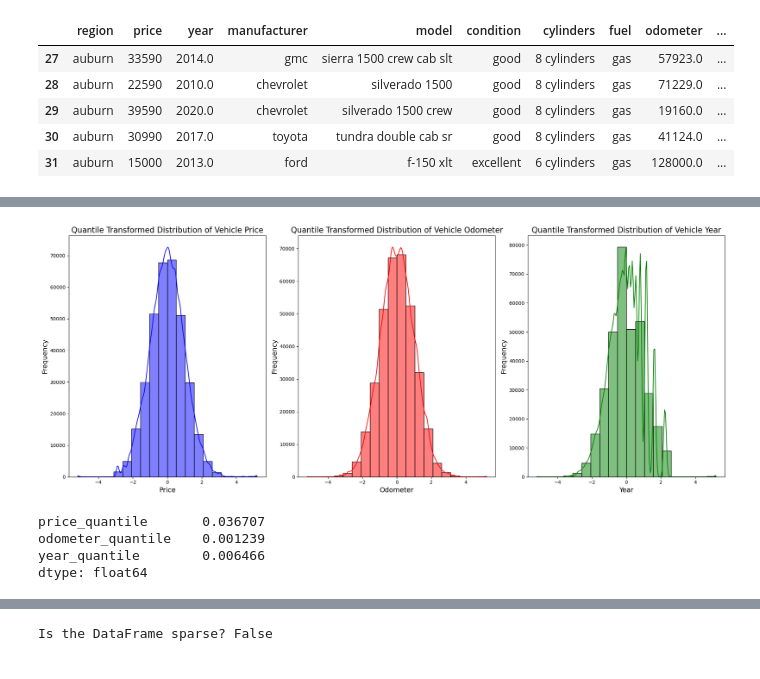
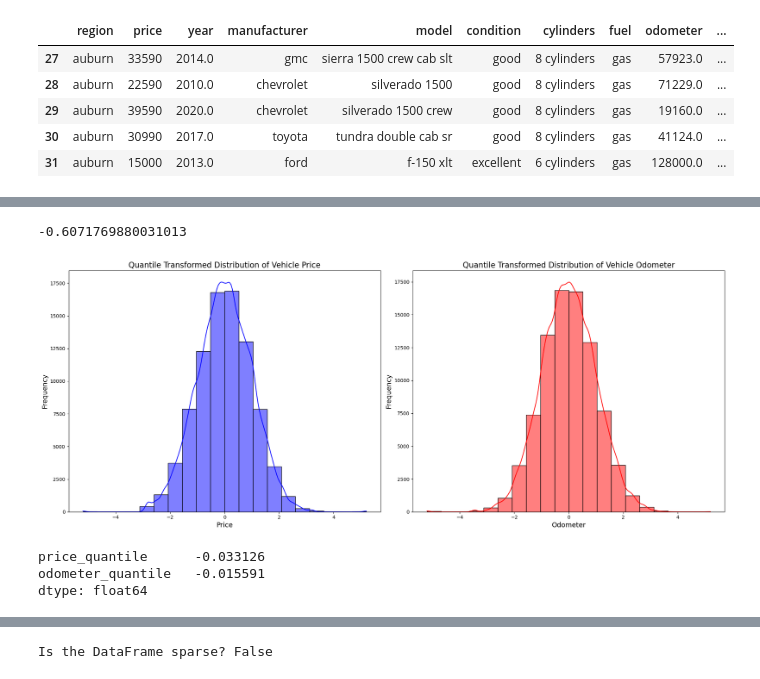
Before and after one commit to kkharel/PriceofaCar, a Jupyter notebook: notebook.ipynb, the cells around one changed output, grey strips where cells are left out. Saved outputs shown, nothing was run; the diff lists cells and outputs as text; code cells hidden in the pictures.

```diff
--- a/notebook.ipynb
+++ b/notebook.ipynb
@@ -409 +464,4 @@ year       -3.368514
 dtype: float64
+# %%
+#  We do not see much data before 2000. We will remove the records that are below year 1990
+data = data[data['year'] >= 2000]
@@ -410,46 +479,50 @@ dtype: float64
+# %%
+skewness = skew(data.year)
+skewness
+# %% [output]
+-0.6071769880031013
 # %%
 # Initialize the QuantileTransformer
 
 quantile_transformer = QuantileTransformer(output_distribution = 'normal', random_state = 42) # can either be normal or uniform
 
 # Apply quantile transformation
 
 data['price_quantile'] = quantile_transformer.fit_transform(data[['price']])
 data['odometer_quantile'] = quantile_transformer.fit_transform(data[['odometer']])
-data['year_quantile'] = quantile_transformer.fit_transform(data[['year']])
+# data['year_quantile'] = quantile_transformer.fit_transform(data[['year']])
 
 # Visualize the distributions
 
 plt.figure(figsize = (20, 8))
 
-plt.subplot(1, 3, 1)
+plt.subplot(1, 2, 1)
 sns.histplot(data.price_quantile, bins = 20, kde = True, color = 'blue')
 plt.title('Quantile Transformed Distribution of Vehicle Price', fontsize = 16)
 plt.xlabel('Price', fontsize = 14)
 plt.ylabel('Frequency', fontsize = 14)
 
-plt.subplot(1, 3, 2)
+plt.subplot(1, 2, 2)
 sns.histplot(data.odometer_quantile, bins = 20, kde = True, color = 'red')
 plt.title('Quantile Transformed Distribution of Vehicle Odometer', fontsize = 16)
 plt.xlabel('Odometer', fontsize = 14)
 plt.ylabel('Frequency', fontsize = 14)
 
-plt.subplot(1, 3, 3)
-sns.histplot(data.year_quantile, bins = 20, kde = True, color = 'green')
-plt.title('Quantile Transformed Distribution of Vehicle Year', fontsize = 16)
-plt.xlabel('Year', fontsize = 14)
-plt.ylabel('Frequency', fontsize = 14)
+# plt.subplot(1, 3, 3)
+# sns.histplot(data.year_quantile, bins = 20, kde = True, color = 'green')
+# plt.title('Quantile Transformed Distribution of Vehicle Year', fontsize = 16)
+# plt.xlabel('Year', fontsize = 14)
+# plt.ylabel('Frequency', fontsize = 14)
 
 plt.tight_layout()
 plt.show()
 plt.close()
 # %% [output]
-[figure, old version]
+[figure, new version]
 # %%
-skewness = data[['price_quantile', 'odometer_quantile', 'year_quantile']].apply(lambda x: skew(x))
+skewness = data[['price_quantile', 'odometer_quantile']].apply(lambda x: skew(x))
 skewness
 # %% [output]
-price_quantile       0.036707
-odometer_quantile    0.001239
-year_quantile        0.006466
+price_quantile      -0.033126
+odometer_quantile   -0.015591
 dtype: float64
```
Also changed, not shown: parts of 23 cells of this notebook.
